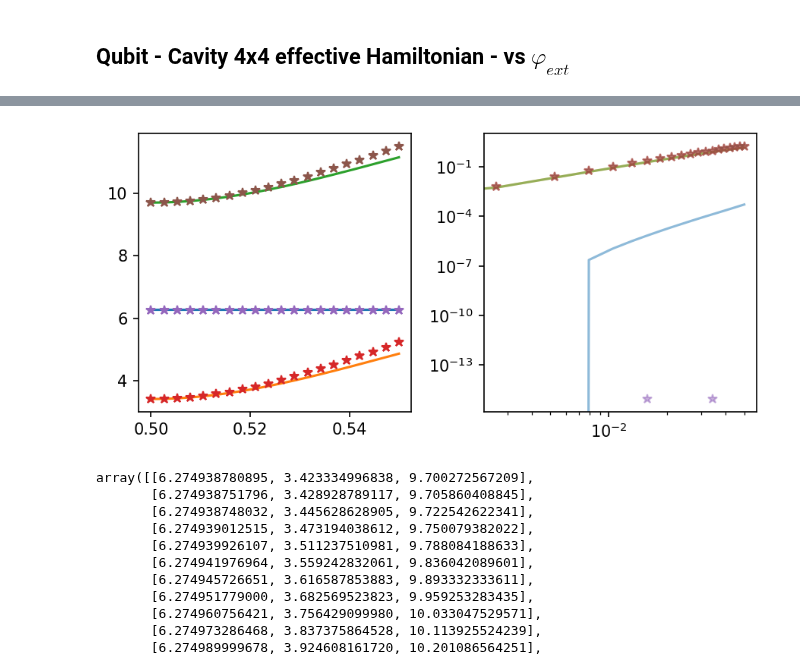
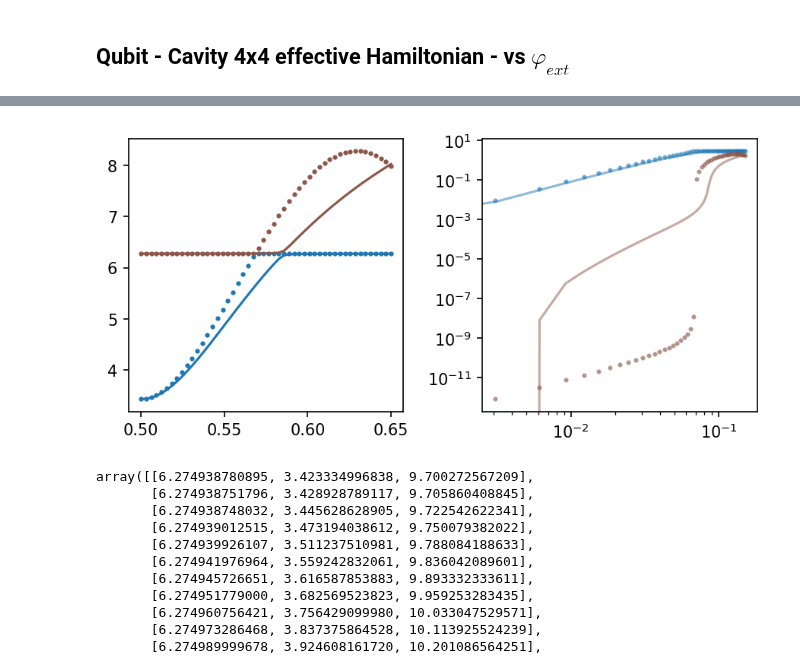
Before and after one commit to GabrielJauma/tunable-capacitive-coupling-flux-qubits, a Jupyter notebook: uni_cell/unit_cell_effective_hamiltonians.ipynb, the cells around one changed output, grey strips where cells are left out. Drawn from its saved outputs; the diff is of its cells as text; code cells hidden in the pictures.

```diff
--- a/uni_cell/unit_cell_effective_hamiltonians.ipynb
+++ b/uni_cell/unit_cell_effective_hamiltonians.ipynb
@@ -49,7 +51,7 @@ mediating_states = sq_ext.generate_mediating_states(N_elements, basis_states, ma
 labels_low = [f'({i})' for i in basis_states]
 labels_high = [f'({i})' for i in mediating_states]
 # %%
-φ_ext_values = np.linspace(0.5,0.6, 20)
+φ_ext_values = np.linspace(0,1, 100)
 # %%
 Pauli_p1 = []
 Pauli_p2 = []
@@ -83,12 +97,14 @@ markers= [ '*', 'o']
 fig, (ax1, ax2) = plt.subplots(ncols=2, figsize = [10,4])
 
 for i, Pauli_decomp in enumerate(Pauli_decomp_list):
-    ax1.plot(δφ_ext, Pauli_decomp[:,1]-Pauli_decomp[0,1], label=labels[1], marker=markers[i])
-    ax2.plot(δφ_ext, Pauli_decomp[:,-1]-Pauli_decomp[0,-1], label=labels[-1], marker=markers[i])
+    ax1.plot(φ_ext_values, Pauli_decomp[:,1]-0*Pauli_decomp[0,1], label=labels[1], marker=markers[i])
+    ax2.plot(φ_ext_values, Pauli_decomp[:,-1]-0*Pauli_decomp[0,-1], label=labels[-1], marker=markers[i])
 
 
-ax1.plot(δφ_ext, gx_p2, ':k', marker='o')
-ax2.plot(δφ_ext, gz_p2, ':k', marker='o')
+ax1.plot(φ_ext_values, -gx_p1, '.-k')
+ax2.plot(φ_ext_values, gz_p1 , '.-k' )
+ax1.plot(φ_ext_values, -gx_p2, ':k')
+ax2.plot(φ_ext_values, gz_p2 , ':k' )
 
 fig.tight_layout()
 # fig.show()
@@ -500,13 +524,13 @@ fig.show()
 # %%
 n_eig  = 6
 
-n_plot = 20
+n_plot = 50
 param_name = '\\varphi_{ext}'
-param_values = np.linspace(0.5, 0.55, n_plot)
+param_values = np.linspace(0.5, 0.65, n_plot)
 φ_ext_values = param_values
 
 N_elements = 2
-basis_states = [(0,0), (0,1), (1,0), (1,1)]
+basis_states = [(0,0), (1,0), (0,1), (1,1)]
 max_excitations_mediating_states=3
 mediating_states = sq_ext.generate_mediating_states(N_elements, basis_states, max_excitations_mediating_states)
 labels_low = [f'({i},{j})' for i, j in basis_states]
@@ -546,7 +570,7 @@ for i, φ_ext in enumerate(φ_ext_values):
 
     gx , gz = sq_ext.fluxonium_qubit_ops_vs_φ_ext(φ_ext, EJ,  E_0, ψ_0, fluxonium)
     g_Φ = 1 / (L_C_eff * nH) / 2 /np.pi / GHz
-    g_Φ  = 0
+    # g_Φ  = 0
     H_quantum_optics = sq_ext.hamiltonian_qubit_low_ene(ω_q, gx, gz, ω_r, g_Φ, g_q=0)
     E_quantum_optics_vs_φ_ext[i, :] = sq_ext.diag(H_quantum_optics, n_eig=4, out=None, solver='numpy')[0]
 # %%
@@ -585,23 +609,25 @@ sq_ext.plot_second_order_contributions(H_eff_decomp,labels_low, labels_high, fig
 # %%
+colors = figs.generate_colors_from_colormap(3, 'tab20')
+
 fig, (ax1, ax2)= plt.subplots(ncols=2, figsize = [6,3], dpi=150)
 
 E_vs_φ_ext_grounded = (E_vs_φ_ext[:,1:].T- E_vs_φ_ext[:,0]).T
 # E_full_vs_φ_ext_grounded = (E_full_vs_φ_ext[:,1:].T- E_full_vs_φ_ext[:,0]).T
 E_quantum_optics_vs_φ_ext_grounded = (E_quantum_optics_vs_φ_ext[:,1:].T- E_quantum_optics_vs_φ_ext[:,0]).T
-
-ax1.plot(φ_ext_values    , E_vs_φ_ext_grounded)
-# ax1.plot(φ_ext_values    , E_full_vs_φ_ext_grounded,':')
-ax1.plot(φ_ext_values    , E_quantum_optics_vs_φ_ext_grounded,'*')
-ax2.plot(φ_ext_values-0.5, E_vs_φ_ext_grounded-E_vs_φ_ext_grounded[0,:], alpha=.5)
-# ax2.plot(φ_ext_values-0.5, E_full_vs_φ_ext_grounded-E_full_vs_φ_ext_grounded[0,:],':', alpha=.5)
-ax2.plot(φ_ext_values-0.5, E_quantum_optics_vs_φ_ext_grounded-E_quantum_optics_vs_φ_ext_grounded[0,:],'*', alpha=.5)
+for i in range(2):
+    ax1.plot(φ_ext_values    , E_vs_φ_ext_grounded[:,i], color=colors[i])
+    # ax1.plot(φ_ext_values    , E_full_vs_φ_ext_grounded,':')
+    ax1.plot(φ_ext_values    , E_quantum_optics_vs_φ_ext_grounded[:,i],'o', markersize=2, color=colors[i])
+    ax2.plot(φ_ext_values-0.5, E_vs_φ_ext_grounded[:,i]-E_vs_φ_ext_grounded[0,i], alpha=.5, color=colors[i])
+    # ax2.plot(φ_ext_values-0.5, E_full_vs_φ_ext_grounded-E_full_vs_φ_ext_grounded[0,:],':', alpha=.5)
+    ax2.plot(φ_ext_values-0.5, E_quantum_optics_vs_φ_ext_grounded[:,i]-E_quantum_optics_vs_φ_ext_grounded[0,i],'o', markersize=2, alpha=.5, color=colors[i])
 
 
 ax2.set_yscale('log')
 ax2.set_xscale('log')
 fig.tight_layout()
 # %% [output]
-[figure, old version]
+[figure, new version]
 # %%
 E_vs_φ_ext_grounded
 # %% [output]
```
Also changed, not shown: parts of 9 cells of this notebook, 2 other files.
